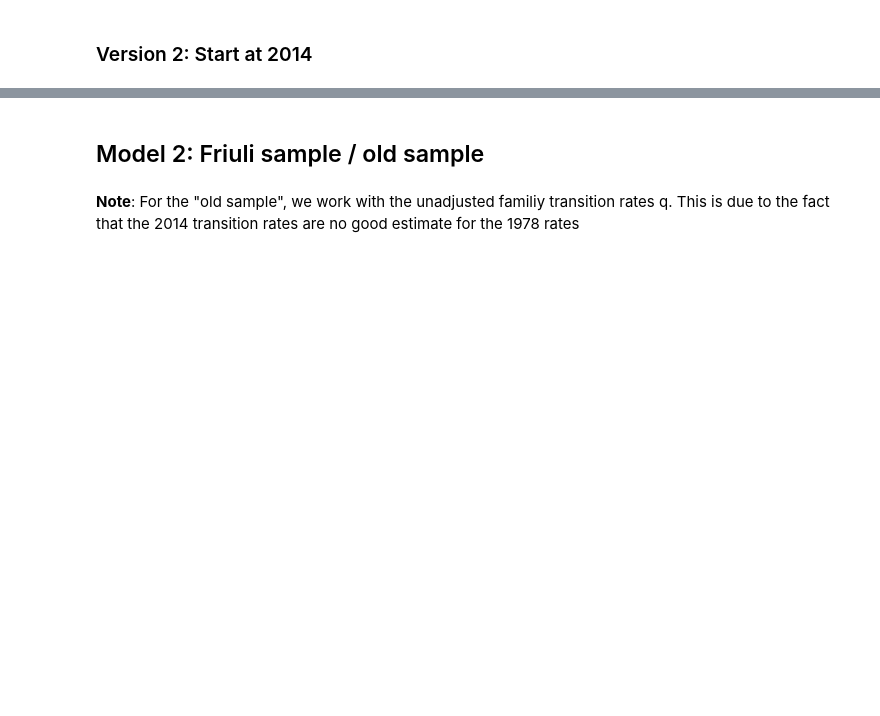
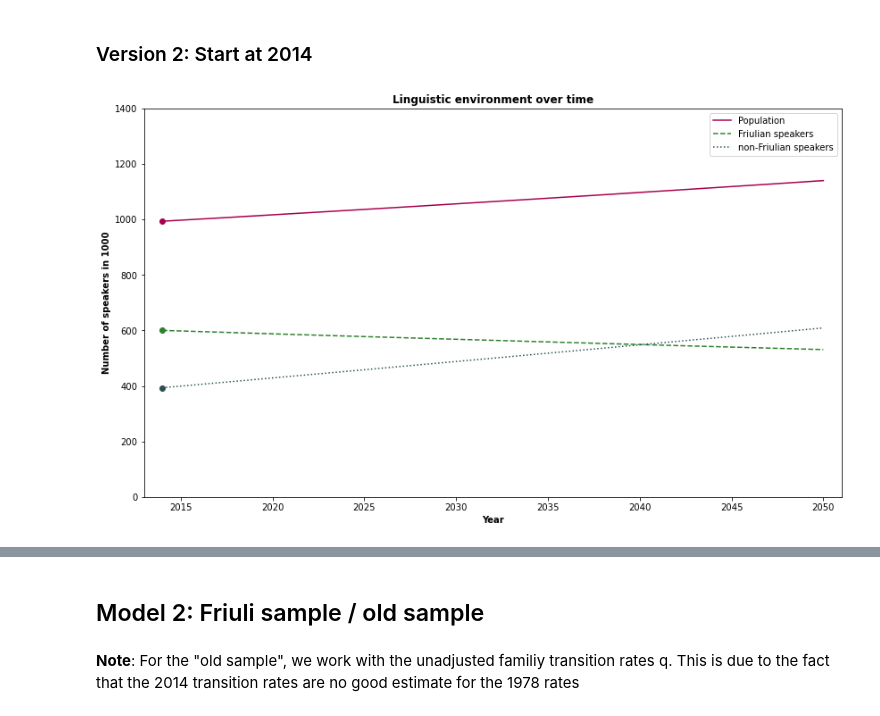
Before and after one commit to teasko/language_dynamics_modeling, a Jupyter notebook: Friulian_in_FVG/analysis_friul.ipynb, the cells around one changed output, grey strips where cells are left out. Cells and saved outputs as stored; diff of their text form; code cells hidden in the pictures; blank space fills up the shorter version.

```diff
--- a/Friulian_in_FVG/analysis_friul.ipynb
+++ b/Friulian_in_FVG/analysis_friul.ipynb
@@ -93,7 +101,10 @@ traj_2014 = trajectory(T, parameters, data_2014)
 # %%
 plot_trajectory(traj_2014,
                 data_2014,
+                "Friulian",
                 y_scaling = 1000,
                 y_lim = 1400000,
                 fname="plots/full_absolute_2014.png")
+# %% [output]
+[figure, added]
 # %%
```
Also changed, not shown: parts of 19 cells of this notebook, 12 other files.
